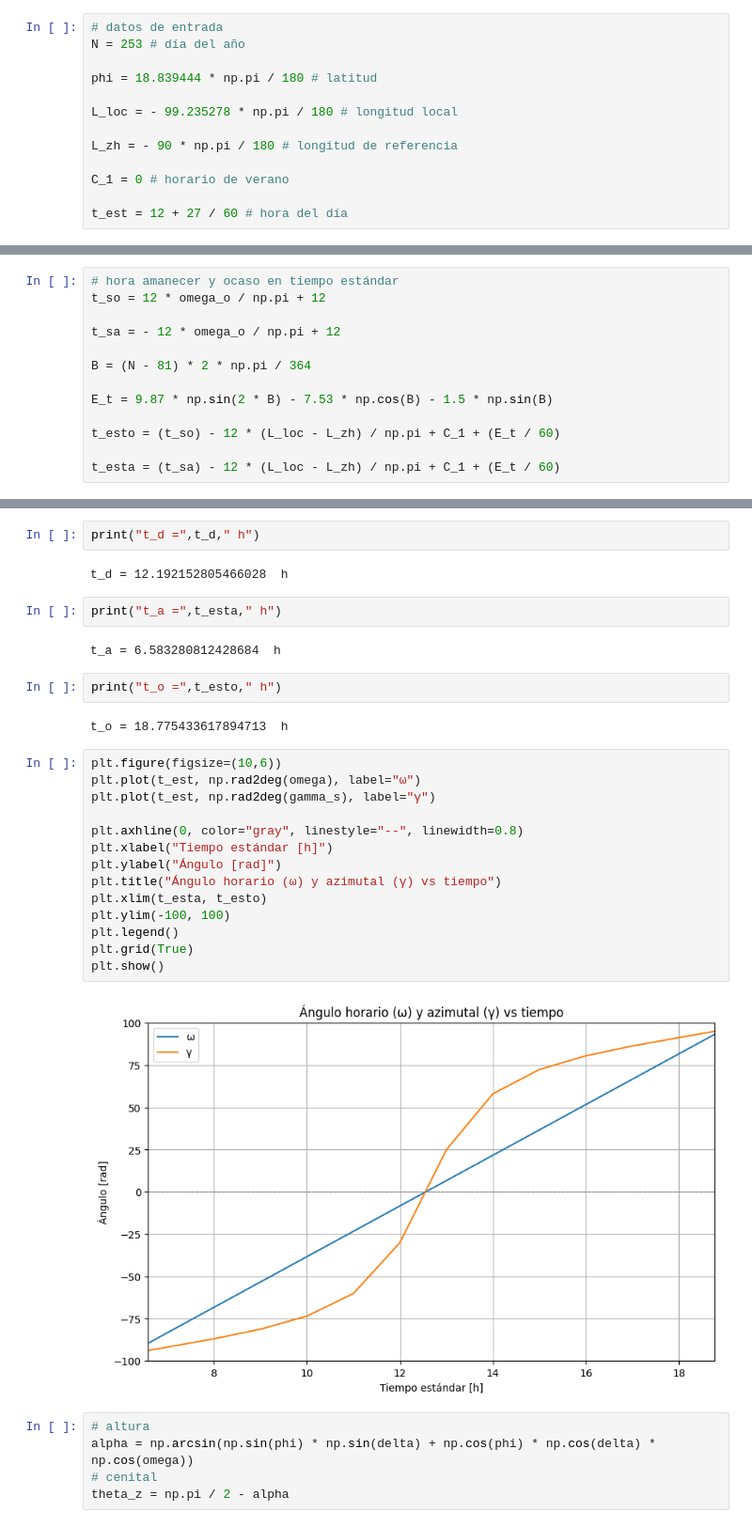
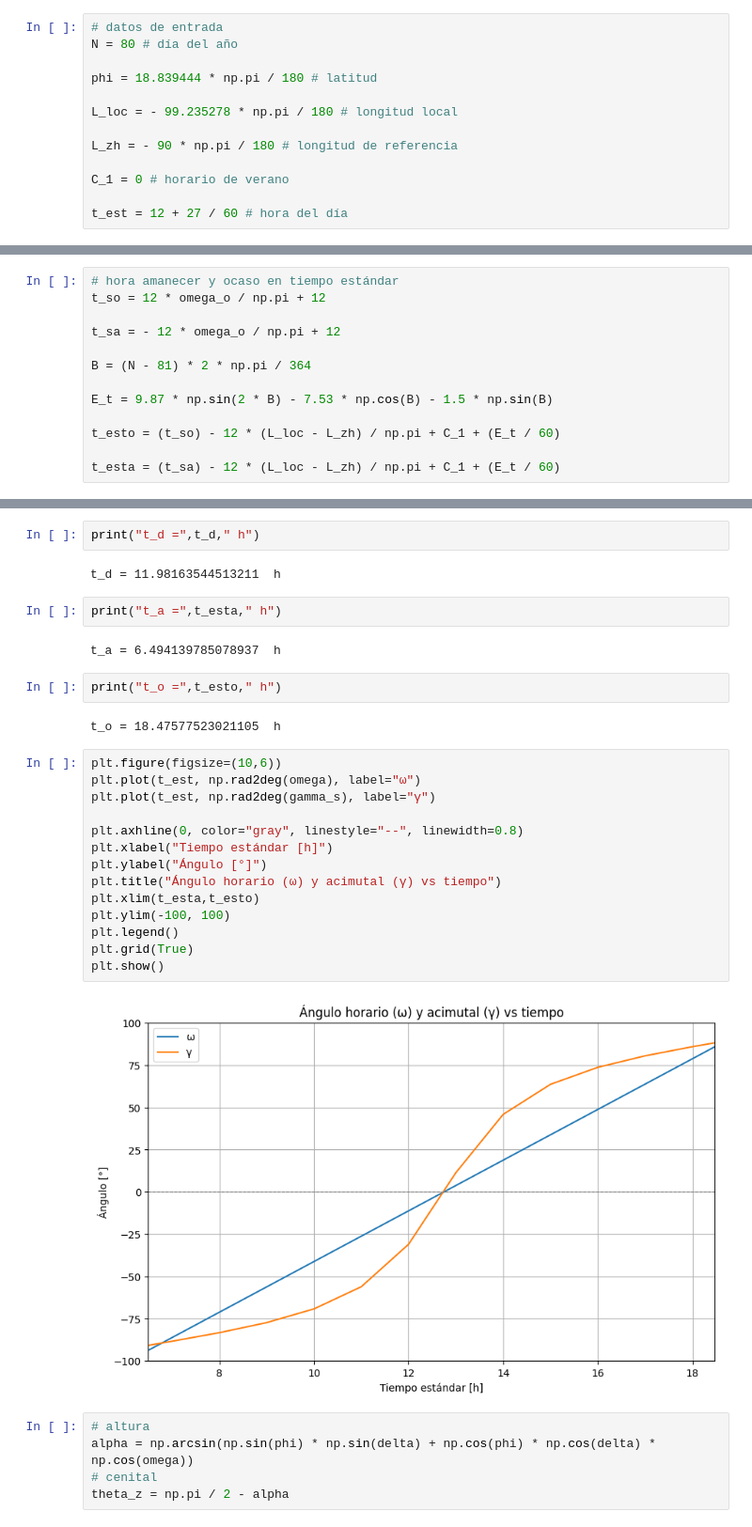
Before and after one commit to alejandroceba/posicion_sol1, a Jupyter notebook: posicion_sol.ipynb, the cells around one changed output, grey strips where cells are left out. Shown at 94% size. Saved outputs shown, nothing was run; the diff lists cells and outputs as text.

Commit message:
Cambios en el rango del tiempo de las gráficas, ángulos en grados

```diff
--- a/posicion_sol.ipynb
+++ b/posicion_sol.ipynb
@@ -5,7 +5,7 @@ import math
 import matplotlib.pyplot as plt
 # %%
 # datos de entrada
-N = 253 # día del año
+N = 80 # día del año
 
 phi = 18.839444 * np.pi / 180 # latitud
 
@@ -59,31 +59,31 @@ delta = 4.215735423754397
 # %%
 print("t_d =",t_d," h")
 # %% [output]
-t_d = 12.192152805466028  h
+t_d = 11.98163544513211  h
 # %%
 print("t_a =",t_esta," h")
 # %% [output]
-t_a = 6.583280812428684  h
+t_a = 6.494139785078937  h
 # %%
 print("t_o =",t_esto," h")
 # %% [output]
-t_o = 18.775433617894713  h
+t_o = 18.47577523021105  h
 # %%
 plt.figure(figsize=(10,6))
 plt.plot(t_est, np.rad2deg(omega), label="ω")
 plt.plot(t_est, np.rad2deg(gamma_s), label="γ")
 
 plt.axhline(0, color="gray", linestyle="--", linewidth=0.8)
 plt.xlabel("Tiempo estándar [h]")
-plt.ylabel("Ángulo [rad]")
-plt.title("Ángulo horario (ω) y azimutal (γ) vs tiempo")
-plt.xlim(t_esta, t_esto)
+plt.ylabel("Ángulo [°]")
+plt.title("Ángulo horario (ω) y acimutal (γ) vs tiempo")
+plt.xlim(t_esta,t_esto)
 plt.ylim(-100, 100)
 plt.legend()
 plt.grid(True)
 plt.show()
 # %% [output]
-[figure, old version]
+[figure, new version]
 # %%
 # altura
 alpha = np.arcsin(np.sin(phi) * np.sin(delta) + np.cos(phi) * np.cos(delta) * np.cos(omega))
```
Also changed, not shown: parts of 4 cells of this notebook.
